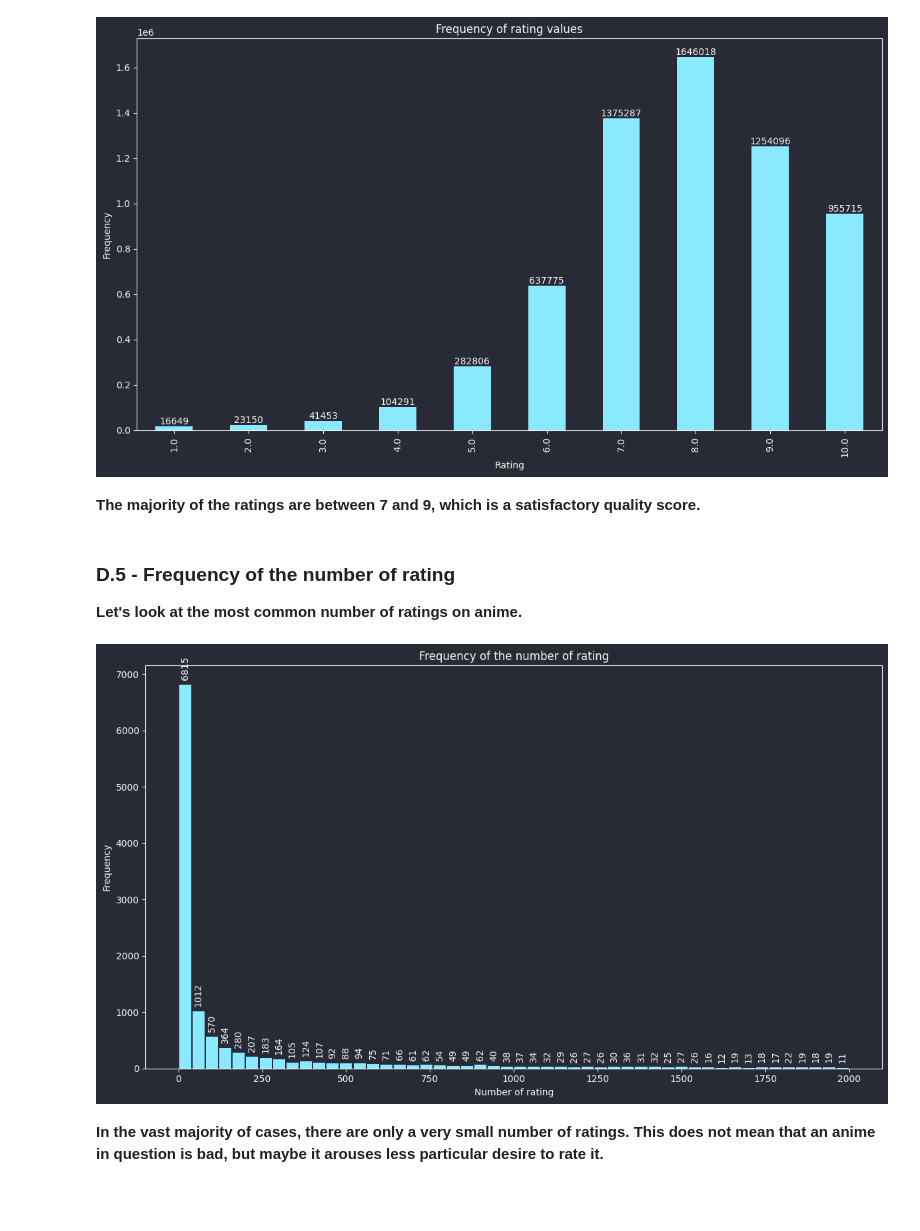
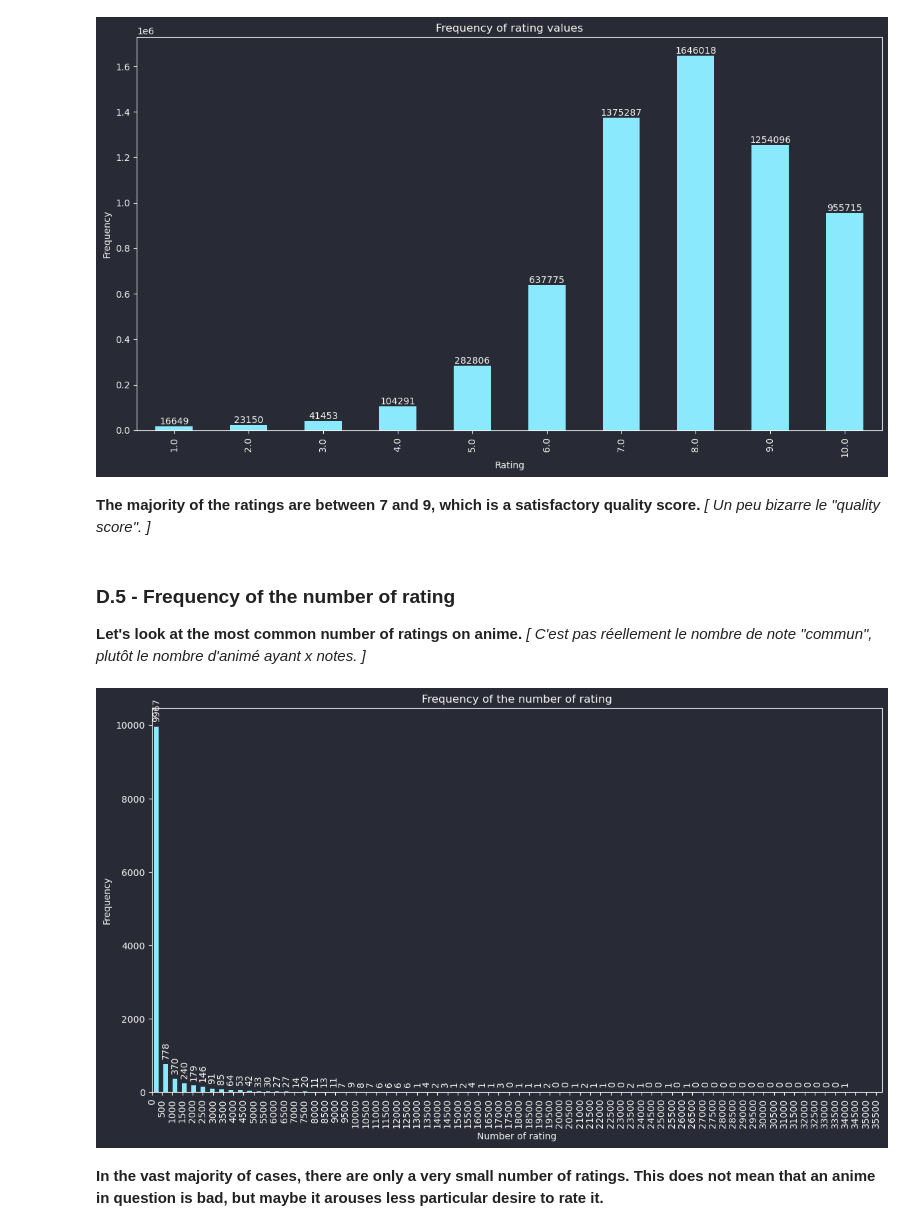
Before and after one commit to EmpireDemocratiqueDuPoulpe/Cours-IA, a Jupyter notebook: 5MLRE/Project/notebooks/en/1-Data_analysis.ipynb, the cells around one changed output. Drawn from its saved outputs; the diff is of its cells as text; code cells hidden in the pictures; blank space fills up the shorter version.

```diff
--- a/5MLRE/Project/notebooks/en/1-Data_analysis.ipynb
+++ b/5MLRE/Project/notebooks/en/1-Data_analysis.ipynb
@@ -278,7 +283,7 @@ data_ratings.to_csv((DATA_FOLDER / "rating_cleaned.csv"), index=False, mode="w")
 # %% [markdown]
 Then we can load the datasets like this:
 # %%
-data_anime = pandas.read_csv(DATA_FOLDER / "anime_cleaned.csv")
+data_anime = pandas.read_csv(DATA_FOLDER / "anime_cleaned.csv", converters={"genre_split": literal_eval})
 data_ratings = pandas.read_csv(DATA_FOLDER / "rating_cleaned.csv")
 # %% [markdown]
 ## D - Data exploration
@@ -373,19 +388,26 @@ pyplot.show()
 [figure]
 # %% [markdown]
 **The majority of the ratings are between 7 and 9, which is a satisfactory quality score.**
+*[ Un peu bizarre le "quality score". ]*
 # %% [markdown]
 ### D.5 - Frequency of the number of rating
 **Let's look at the most common number of ratings on anime.**
+*[ C'est pas réellement le nombre de note "commun", plutôt le nombre d'animé ayant x notes. ]*
 # %%
-ax = data_anime["num_ratings"].plot(kind="hist", bins=50, range=(0, 2000), figsize=FIG_SIZE, rwidth=0.9)
+ax = data_anime["num_ratings"].plot(kind="hist", bins=75, figsize=FIG_SIZE, rwidth=0.45)
+ax.set_xlim(min(data_anime["num_ratings"]))
+min_x, max_x = ax.get_xlim()
+ticks = numpy.arange(min_x, max_x, 500)
+ax.xaxis.set_ticks(ticks)
+ax.set_xticklabels([str(int(t)) for t in ticks], rotation=90)
 pyplot.title("Frequency of the number of rating")
 pyplot.xlabel("Number of rating")
 pyplot.ylabel("Frequency")
 ax.bar_label(ax.containers[0], label_type="edge", rotation="vertical", padding=5)
 pyplot.tight_layout()
 pyplot.show()
 # %% [output]
-[figure, old version]
+[figure, new version]
 # %% [markdown]
 **In the vast majority of cases, there are only a very small number of ratings. This does not mean that an anime in question is bad, but maybe it arouses less particular desire to rate it.**
 # %% [markdown]
```
Also changed, not shown: parts of 20 cells of this notebook.
